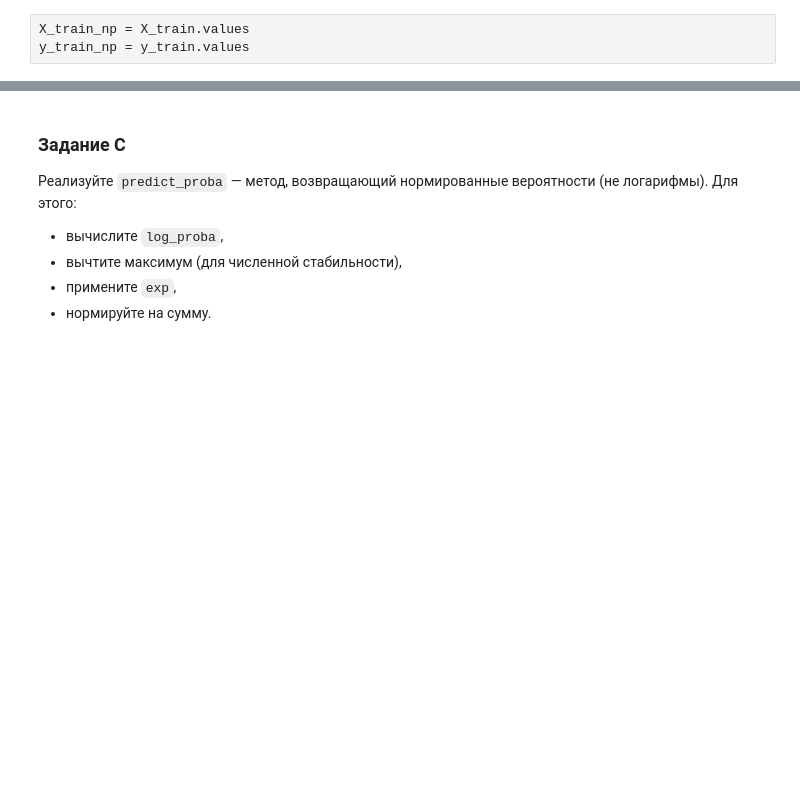
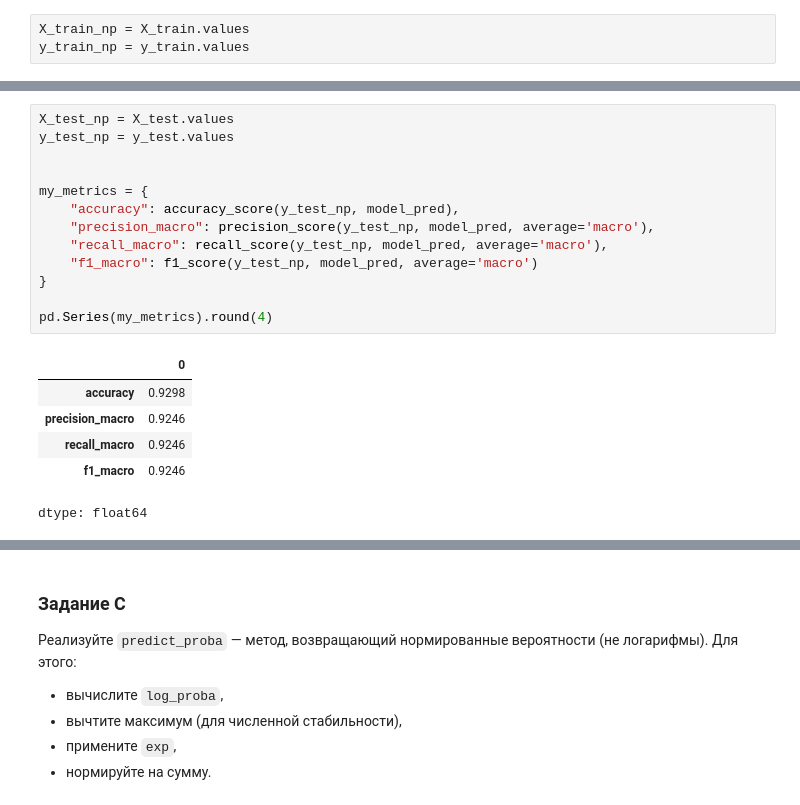
Before and after one commit to Anastasi7-A/ml-course-homeworks, a Jupyter notebook: hw06_naive_bayes/naive_bayes_practice_student.ipynb, the cells around one changed output, grey strips where cells are left out. Cells and saved outputs as stored; diff of their text form; blank space fills up the shorter version.

```diff
--- a/hw06_naive_bayes/naive_bayes_practice_student.ipynb
+++ b/hw06_naive_bayes/naive_bayes_practice_student.ipynb
@@ -802 +829,21 @@ Log-прайоры: [-0.98449898 -0.46780824]
+# %%
+X_test_np = X_test.values
+y_test_np = y_test.values
+
+
+my_metrics = {
+    "accuracy": accuracy_score(y_test_np, model_pred),
+    "precision_macro": precision_score(y_test_np, model_pred, average='macro'),
+    "recall_macro": recall_score(y_test_np, model_pred, average='macro'),
+    "f1_macro": f1_score(y_test_np, model_pred, average='macro')
+}
+
+pd.Series(my_metrics).round(4)
+# %% [output]
+|  | 0 |
+| accuracy | 0.9298 |
+| precision_macro | 0.9246 |
+| recall_macro | 0.9246 |
+| f1_macro | 0.9246 |
+dtype: float64
 # %%
```
Also changed, not shown: parts of 22 cells of this notebook.
